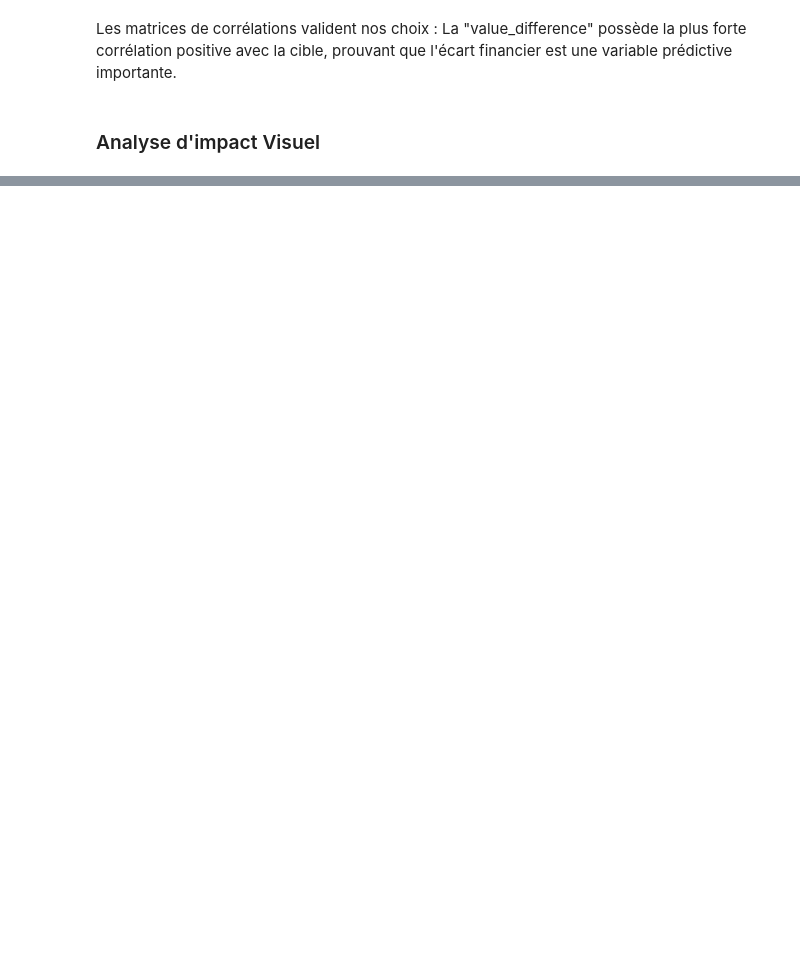
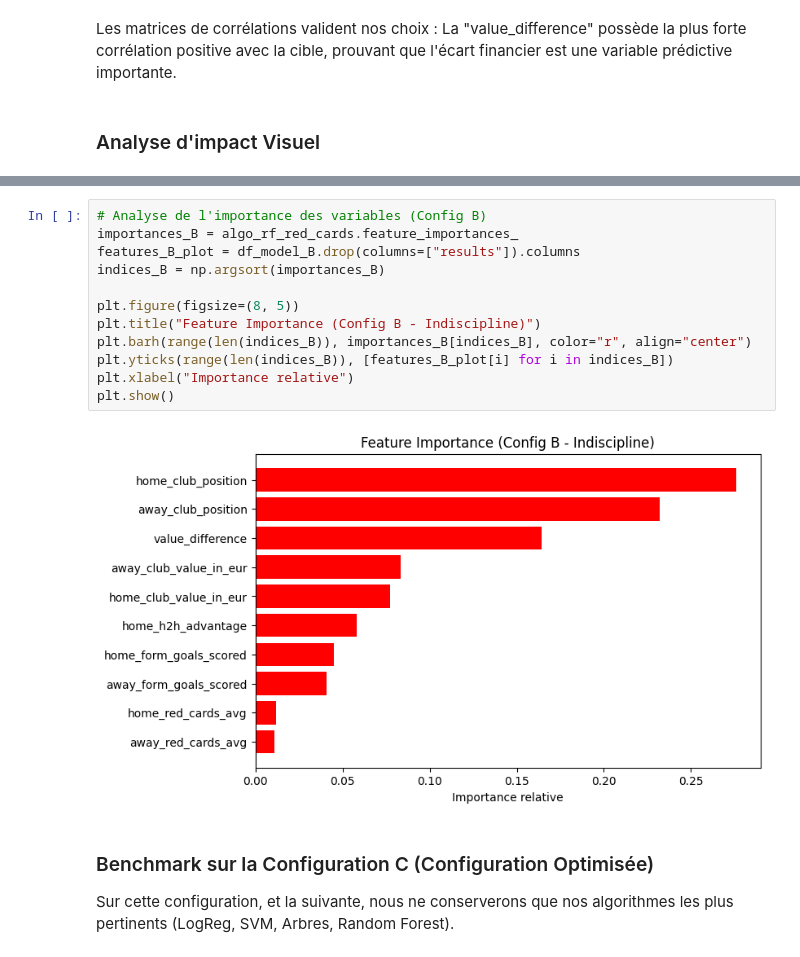
Before and after one commit to massieuxalexandre/Ligue1-Matchs-Predictions, a Jupyter notebook: main.ipynb, the cells around one changed output, grey strips where cells are left out. Cells and saved outputs as stored; diff of their text form; blank space fills up the shorter version.

```diff
--- a/main.ipynb
+++ b/main.ipynb
@@ -654,0 +632,17 @@ On note également que l'ajout des cartons rouges (Config B) aide particulièrem
+# %%
+# Analyse de l'importance des variables (Config B)
+importances_B = algo_rf_red_cards.feature_importances_
+features_B_plot = df_model_B.drop(columns=["results"]).columns
+indices_B = np.argsort(importances_B)
+
+plt.figure(figsize=(8, 5))
+plt.title("Feature Importance (Config B - Indiscipline)")
+plt.barh(range(len(indices_B)), importances_B[indices_B], color="r", align="center")
+plt.yticks(range(len(indices_B)), [features_B_plot[i] for i in indices_B])
+plt.xlabel("Importance relative")
+plt.show()
+# %% [output]
+[figure, added]
+# %% [markdown]
+### Benchmark sur la Configuration C (Configuration Optimisée)
+Sur cette configuration, et la suivante, nous ne conserverons que nos algorithmes les plus pertinents (LogReg, SVM, Arbres, Random Forest).
```
Also changed, not shown: parts of 45 cells of this notebook, 1 other file.
